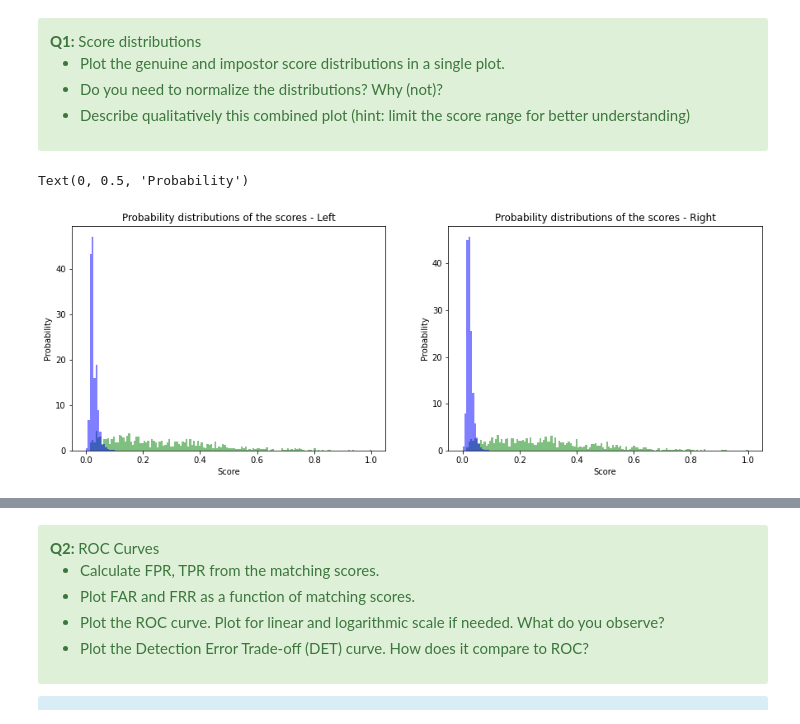
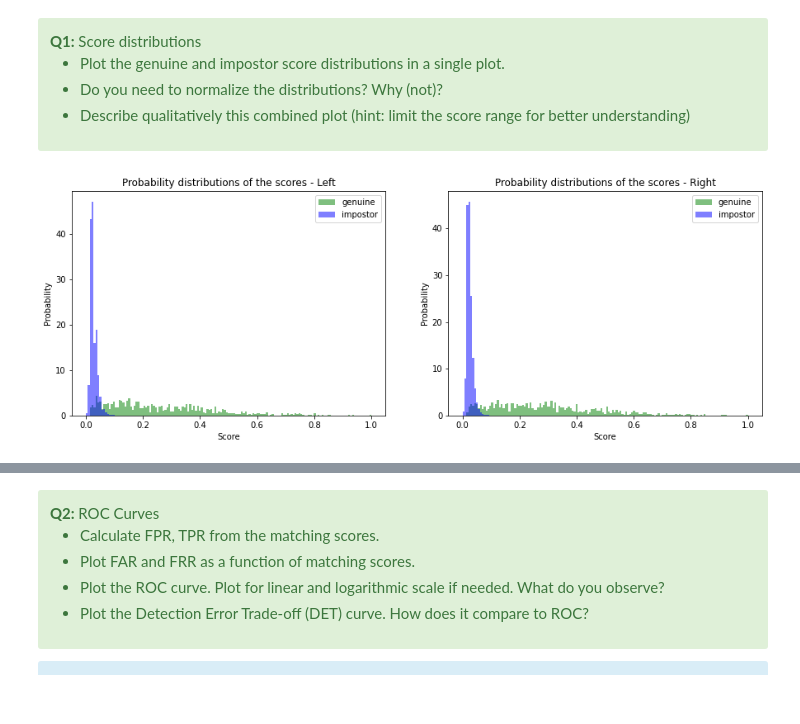
Before and after one commit to denizsoysal/biometrics, a Jupyter notebook: assignments/Assignment1/assignment_1_2022.ipynb, the cells around one changed output, grey strips where cells are left out. Cells and saved outputs as stored; diff of their text form; code cells hidden in the pictures.

```diff
--- a/assignments/Assignment1/assignment_1_2022.ipynb
+++ b/assignments/Assignment1/assignment_1_2022.ipynb
@@ -171,37 +171,40 @@ li_genuine_scores = df.loc[df['li_genuine_id'] == 1, 'li_scores']
 li_impostor_scores = df.loc[df['li_genuine_id'] == 0, 'li_scores']
 ri_genuine_scores = df.loc[df['ri_genuine_id'] == 1, 'ri_scores']
 ri_impostor_scores = df.loc[df['ri_genuine_id'] == 0, 'ri_scores']
 
 ###############################
 ####TO COMPLETE################
 ###############################
 
 
 fig, axis = plt.subplots(1,2,figsize=(15,5))
 bins = np.linspace(0, 1, 150)
 
 
 """
 LEFT FINGER
 """
 
 axis[0].hist(li_genuine_scores,color='g',density=True,alpha=0.5,bins = bins,label = "genuine")
-axis[0].hist(li_impostor_scores, color='b',density=True,alpha=0.5,bins = bins,label = "score")
+axis[0].hist(li_impostor_scores, color='b',density=True,alpha=0.5,bins = bins,label = "impostor")
 axis[0].title.set_text("Probability distributions of the scores - Left")
+axis[0].legend()
 axis[0].set_xlabel('Score')
 axis[0].set_ylabel('Probability')
 
 """
 RIGHT FINGER
 """
 axis[1].hist(ri_genuine_scores,color='g',density=True,alpha=0.5,bins = bins,label = "genuine")
-axis[1].hist(ri_impostor_scores, color='b',density=True,alpha=0.5,bins = bins,label = "score")
+axis[1].hist(ri_impostor_scores, color='b',density=True,alpha=0.5,bins = bins,label = "impostor")
 axis[1].title.set_text("Probability distributions of the scores - Right")
+axis[1].legend()
 axis[1].set_xlabel('Score')
 axis[1].set_ylabel('Probability')
+
+plt.savefig('report/images/distribution.png')
 # %% [output]
-Text(0, 0.5, 'Probability')
-[figure, old version]
+[figure, new version]
 # %% [markdown]
 #### 2. FMR, FRR and Receiver Operating Characteristic (ROC) curve
 
```
Also changed, not shown: parts of 7 cells of this notebook.
